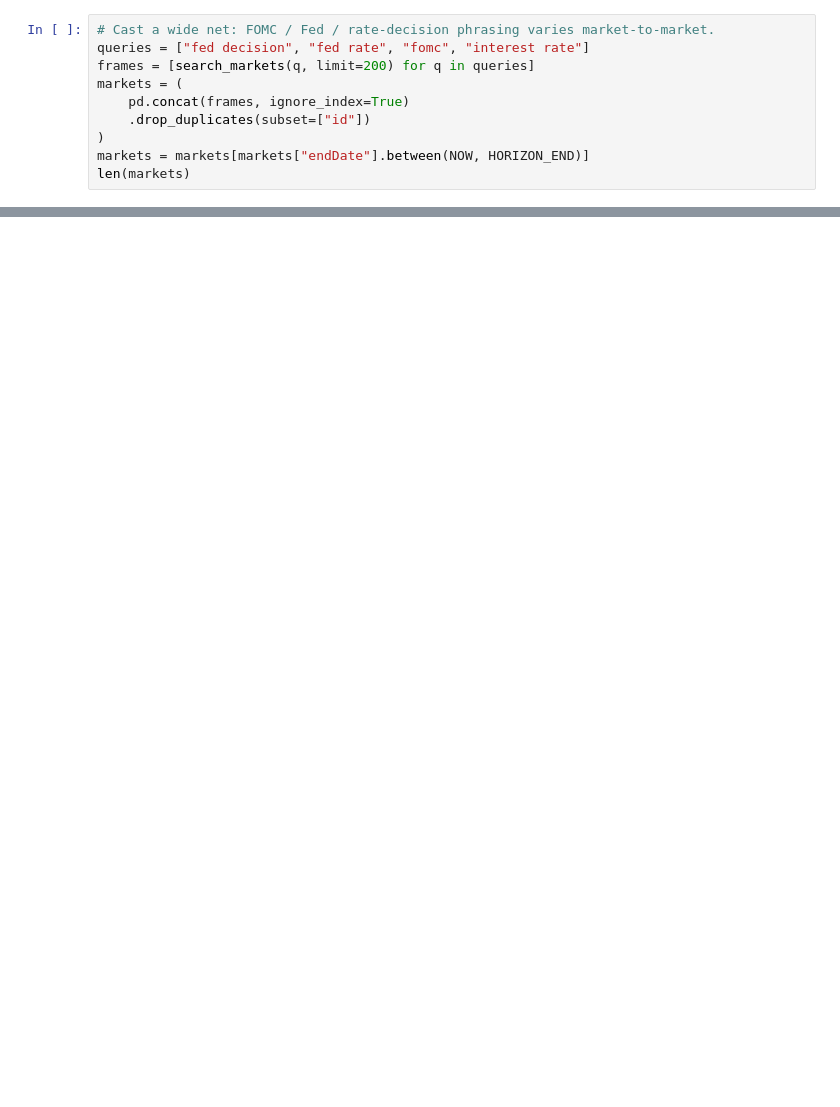
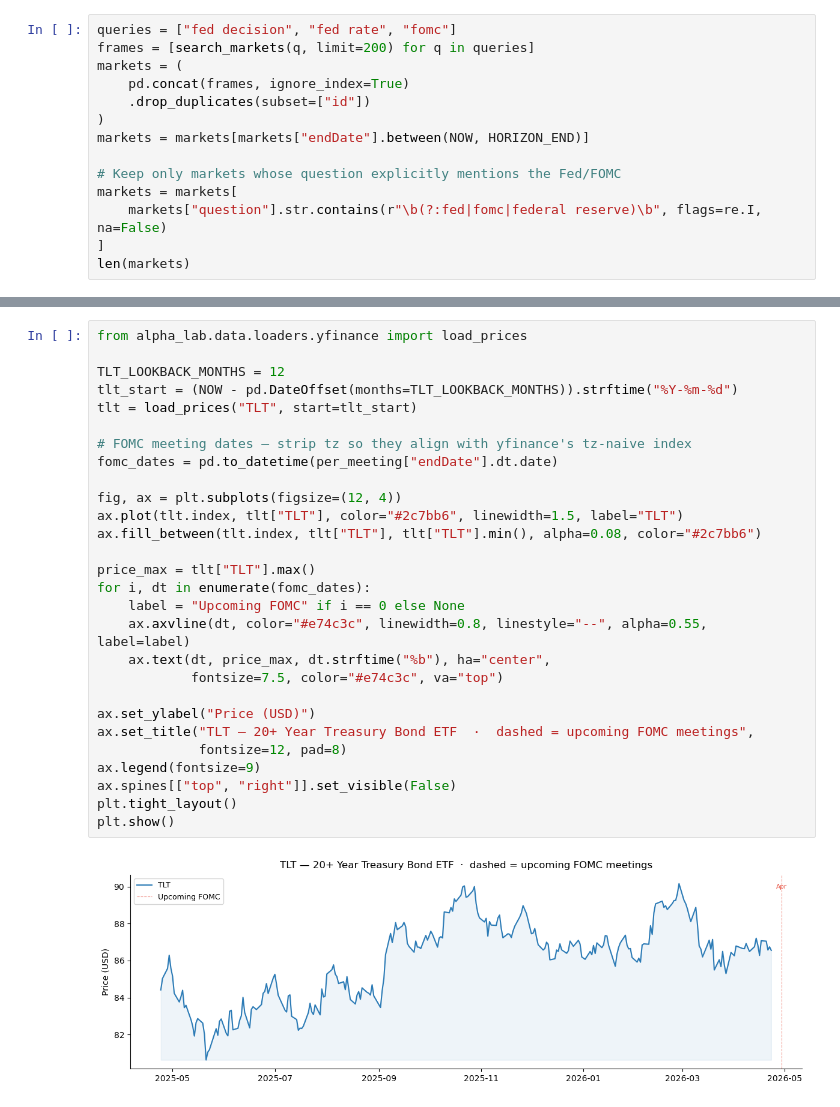
Before and after one commit to kingther94c/alpha_lab, a Jupyter notebook: notebooks/80_event_study/01_fed_rate_decisions.ipynb, the cells around one changed output, grey strips where cells are left out. Drawn from its saved outputs; the diff is of its cells as text; blank space fills up the shorter version.

```diff
--- a/notebooks/80_event_study/01_fed_rate_decisions.ipynb
+++ b/notebooks/80_event_study/01_fed_rate_decisions.ipynb
@@ -19,10 +29,14 @@ HORIZON_END = NOW + pd.DateOffset(months=HORIZON_MONTHS)
 # %%
-# Cast a wide net: FOMC / Fed / rate-decision phrasing varies market-to-market.
-queries = ["fed decision", "fed rate", "fomc", "interest rate"]
+queries = ["fed decision", "fed rate", "fomc"]
 frames = [search_markets(q, limit=200) for q in queries]
 markets = (
     pd.concat(frames, ignore_index=True)
     .drop_duplicates(subset=["id"])
 )
 markets = markets[markets["endDate"].between(NOW, HORIZON_END)]
+
+# Keep only markets whose question explicitly mentions the Fed/FOMC
+markets = markets[
+    markets["question"].str.contains(r"\b(?:fed|fomc|federal reserve)\b", flags=re.I, na=False)
+]
 len(markets)
@@ -59,0 +238,30 @@ distribution
+# %%
+from alpha_lab.data.loaders.yfinance import load_prices
+
+TLT_LOOKBACK_MONTHS = 12
+tlt_start = (NOW - pd.DateOffset(months=TLT_LOOKBACK_MONTHS)).strftime("%Y-%m-%d")
+tlt = load_prices("TLT", start=tlt_start)
+
+# FOMC meeting dates — strip tz so they align with yfinance's tz-naive index
+fomc_dates = pd.to_datetime(per_meeting["endDate"].dt.date)
+
+fig, ax = plt.subplots(figsize=(12, 4))
+ax.plot(tlt.index, tlt["TLT"], color="#2c7bb6", linewidth=1.5, label="TLT")
+ax.fill_between(tlt.index, tlt["TLT"], tlt["TLT"].min(), alpha=0.08, color="#2c7bb6")
+
+price_max = tlt["TLT"].max()
+for i, dt in enumerate(fomc_dates):
+    label = "Upcoming FOMC" if i == 0 else None
+    ax.axvline(dt, color="#e74c3c", linewidth=0.8, linestyle="--", alpha=0.55, label=label)
+    ax.text(dt, price_max, dt.strftime("%b"), ha="center",
+            fontsize=7.5, color="#e74c3c", va="top")
+
+ax.set_ylabel("Price (USD)")
+ax.set_title("TLT — 20+ Year Treasury Bond ETF  ·  dashed = upcoming FOMC meetings",
+             fontsize=12, pad=8)
+ax.legend(fontsize=9)
+ax.spines[["top", "right"]].set_visible(False)
+plt.tight_layout()
+plt.show()
+# %% [output]
+[figure, added]
```
Also changed, not shown: parts of 11 cells of this notebook, 1 other file.
